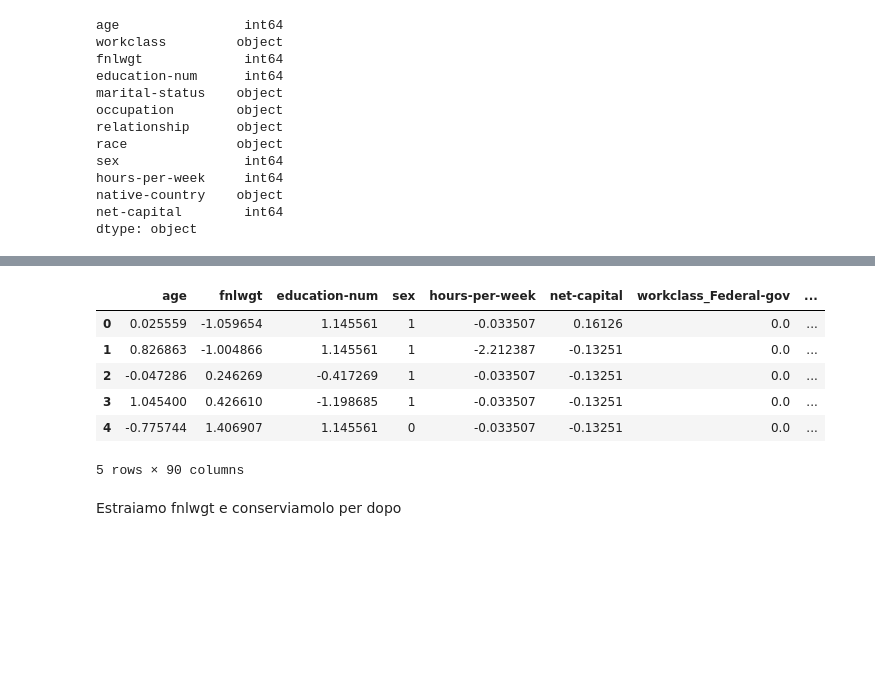
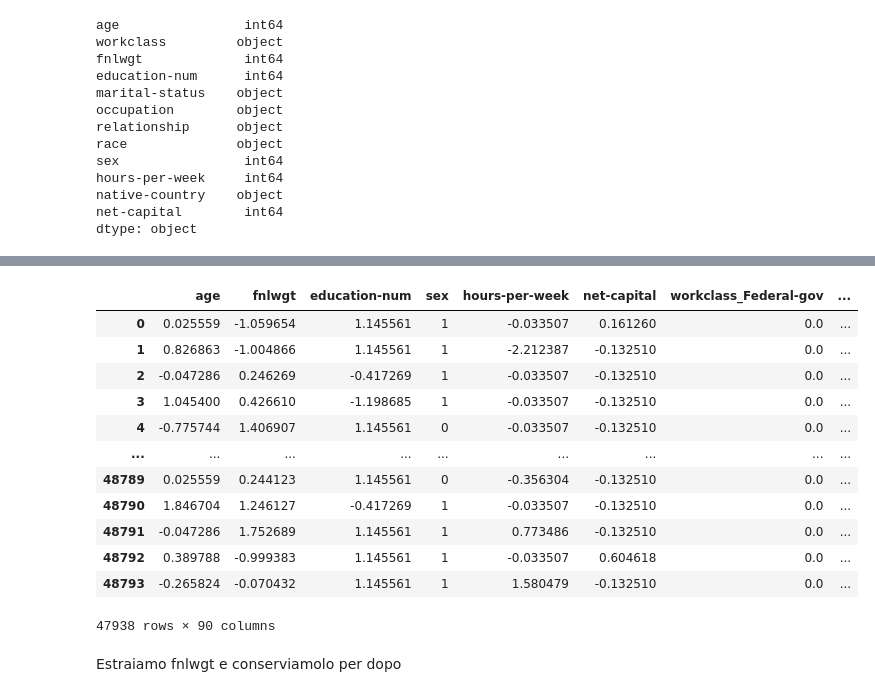
Before and after one commit to NicoSanse/ML_Project, a Jupyter notebook: Project.ipynb, the cells around one changed output, grey strips where cells are left out. Drawn from its saved outputs; the diff is of its cells as text; code cells hidden in the pictures; blank space fills up the shorter version.

```diff
--- a/Project.ipynb
+++ b/Project.ipynb
@@ -1127,19 +1163,24 @@ X.head()
 # %%
 standard_scaler = StandardScaler()
 
 for numeric_column in ['age', 'education-num', 'hours-per-week', 'net-capital', 'fnlwgt']:
    X[numeric_column] = standard_scaler.fit_transform(X[[numeric_column]])
 
-
-X.head()
+X
 # %% [output]
 |  | age | fnlwgt | education-num | sex | hours-per-week | net-capital | workclass_Federal-gov | ... |
-| 0 | 0.025559 | -1.059654 | 1.145561 | 1 | -0.033507 | 0.16126 | 0.0 | ... |
-| 1 | 0.826863 | -1.004866 | 1.145561 | 1 | -2.212387 | -0.13251 | 0.0 | ... |
-| 2 | -0.047286 | 0.246269 | -0.417269 | 1 | -0.033507 | -0.13251 | 0.0 | ... |
-| 3 | 1.045400 | 0.426610 | -1.198685 | 1 | -0.033507 | -0.13251 | 0.0 | ... |
-| 4 | -0.775744 | 1.406907 | 1.145561 | 0 | -0.033507 | -0.13251 | 0.0 | ... |
+| 0 | 0.025559 | -1.059654 | 1.145561 | 1 | -0.033507 | 0.161260 | 0.0 | ... |
+| 1 | 0.826863 | -1.004866 | 1.145561 | 1 | -2.212387 | -0.132510 | 0.0 | ... |
+| 2 | -0.047286 | 0.246269 | -0.417269 | 1 | -0.033507 | -0.132510 | 0.0 | ... |
+| 3 | 1.045400 | 0.426610 | -1.198685 | 1 | -0.033507 | -0.132510 | 0.0 | ... |
+| 4 | -0.775744 | 1.406907 | 1.145561 | 0 | -0.033507 | -0.132510 | 0.0 | ... |
+| ... | ... | ... | ... | ... | ... | ... | ... | ... |
+| 48789 | 0.025559 | 0.244123 | 1.145561 | 0 | -0.356304 | -0.132510 | 0.0 | ... |
+| 48790 | 1.846704 | 1.246127 | -0.417269 | 1 | -0.033507 | -0.132510 | 0.0 | ... |
+| 48791 | -0.047286 | 1.752689 | 1.145561 | 1 | 0.773486 | -0.132510 | 0.0 | ... |
+| 48792 | 0.389788 | -0.999383 | 1.145561 | 1 | -0.033507 | 0.604618 | 0.0 | ... |
+| 48793 | -0.265824 | -0.070432 | 1.145561 | 1 | 1.580479 | -0.132510 | 0.0 | ... |
-5 rows × 90 columns
+47938 rows × 90 columns
 # %% [markdown]
 Estraiamo fnlwgt e conserviamolo per dopo
 # %%
```
Also changed, not shown: parts of 41 cells of this notebook, 2 other files.
